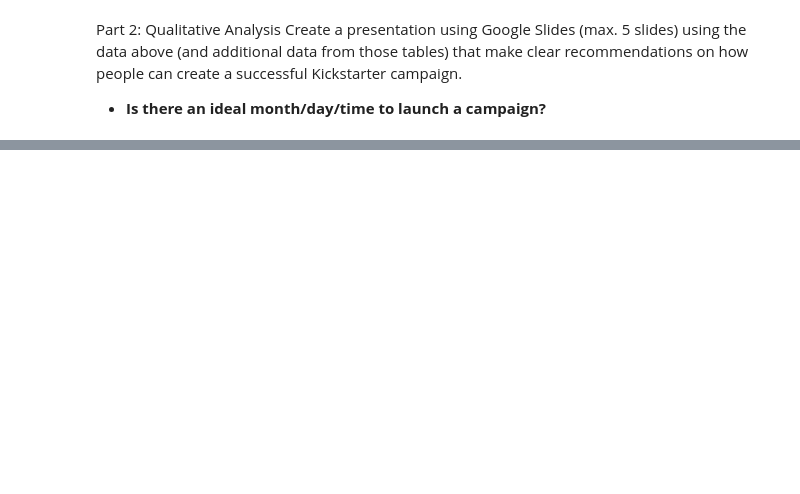
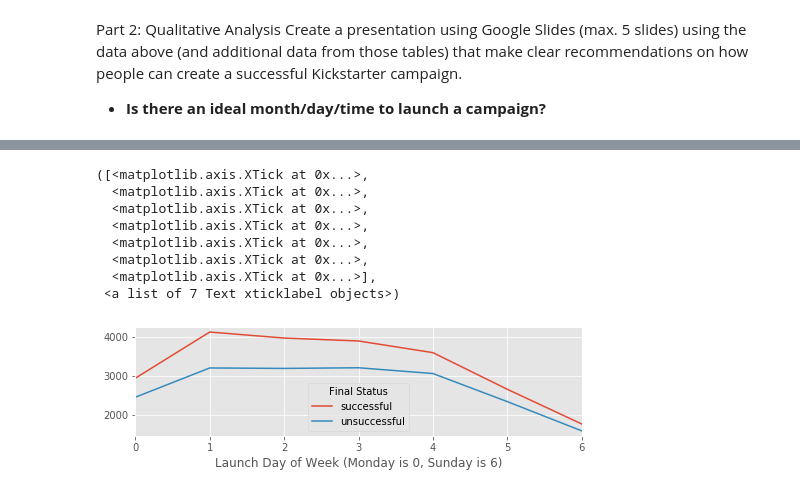
Before and after one commit to nygeog/general_assembly_data_analysis, a Jupyter notebook: part_2_d_ideal_month_day_time.ipynb, the cells around one changed output, grey strips where cells are left out. Drawn from its saved outputs; the diff is of its cells as text; code cells hidden in the pictures; blank space fills up the shorter version.

```diff
--- a/part_2_d_ideal_month_day_time.ipynb
+++ b/part_2_d_ideal_month_day_time.ipynb
@@ -26,0 +92,15 @@ df['uid'] = df.index + 1
+# %%
+dff[['uid', 'launch_day_of_week', 'Final Status']].groupby(['launch_day_of_week', 'Final Status']).count()['uid'].unstack().plot()
+
+plt.xlabel('Launch Day of Week (Monday is 0, Sunday is 6)')
+plt.xticks([0., 1., 2., 3., 4., 5., 6.])
+# %% [output]
+([<matplotlib.axis.XTick at 0x...>,
+  <matplotlib.axis.XTick at 0x...>,
+  <matplotlib.axis.XTick at 0x...>,
+  <matplotlib.axis.XTick at 0x...>,
+  <matplotlib.axis.XTick at 0x...>,
+  <matplotlib.axis.XTick at 0x...>,
+  <matplotlib.axis.XTick at 0x...>],
+ <a list of 7 Text xticklabel objects>)
+[figure, added]
```
Also changed, not shown: parts of 11 cells of this notebook, 2 other files.
